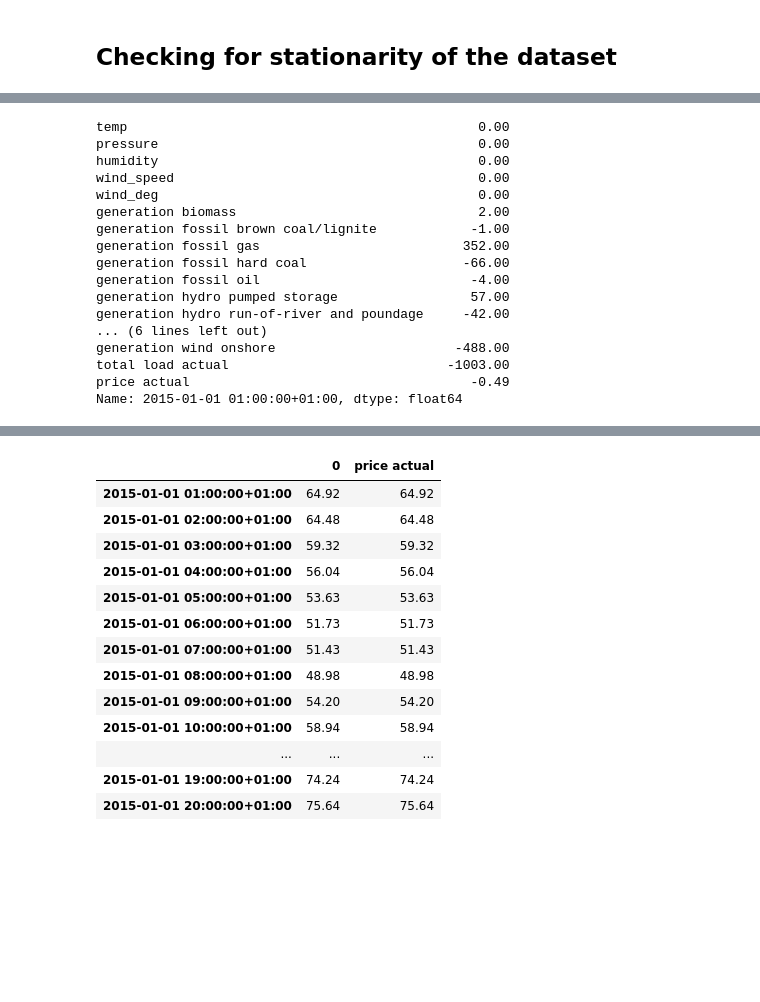
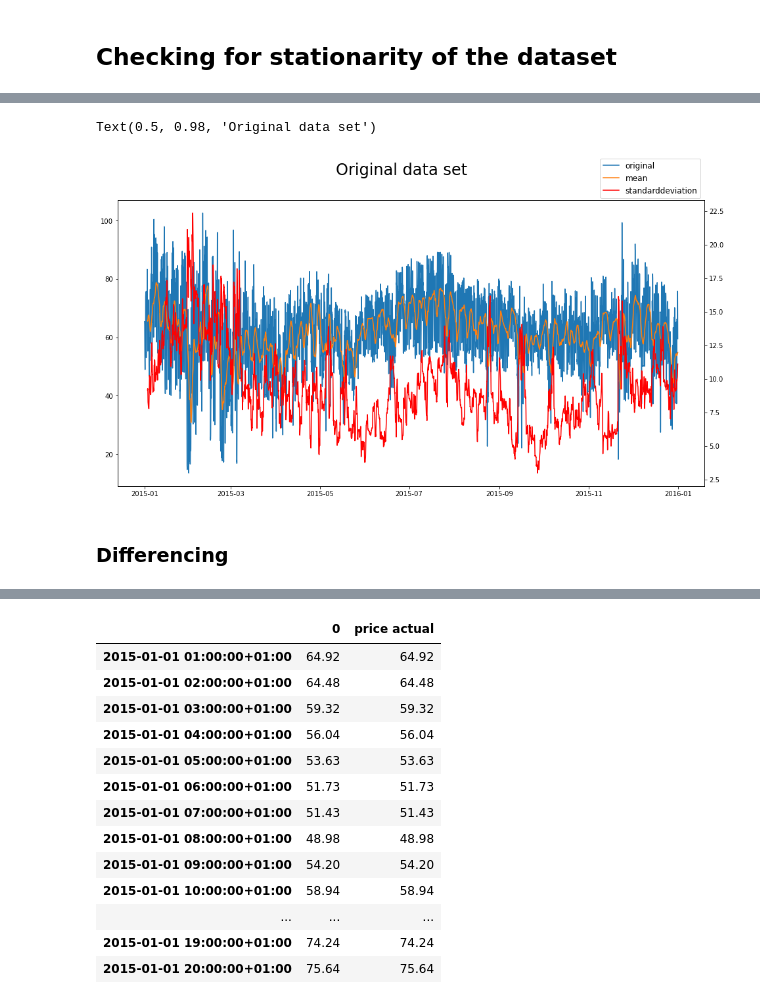
Before and after one commit to Kealtor/Data-Driven-Engineering, a Jupyter notebook: DDE_MachineLearning_Project/01_dde_pp.ipynb, the cells around one changed output, grey strips where cells are left out. Saved outputs shown, nothing was run; the diff lists cells and outputs as text; code cells hidden in the pictures; blank space fills up the shorter version.

Commit message:
Tried new models. Added Savgol filter and diff

```diff
--- a/DDE_MachineLearning_Project/01_dde_pp.ipynb
+++ b/DDE_MachineLearning_Project/01_dde_pp.ipynb
@@ -451,23 +464,22 @@ combined_df = remove_columns(combined_df, ["city_name"])
+# %%
+start = '2015-01-01'
+end = '2015-12-31'
+feature = 'price actual'
+window = 48
+mean = combined_df[start:end][feature].rolling(window).mean()
+std = combined_df[start:end][feature].rolling(window).std()
+fig, ax = plt.subplots(figsize=(16,8))
+ax.plot(combined_df[start:end][feature],label = 'original')
+ax.plot(mean,label = 'mean')
+ax2 = ax.twinx()
+ax2.plot(std,label = 'standarddeviation',color='r')
+fig.legend(bbox_to_anchor=(0.9,1),fontsize = 12)
+fig.suptitle('Original data set',fontsize = 24)
+# %% [output]
+Text(0.5, 0.98, 'Original data set')
+[figure, added]
+# %% [markdown]
+### Differencing
 # %%
 diff_df = combined_df.copy(deep=True)
 diff_df = diff_df.diff().dropna()
-# %%
-diff_df.iloc[0]
-# %% [output]
-temp                                             0.00
-pressure                                         0.00
-humidity                                         0.00
-wind_speed                                       0.00
-wind_deg                                         0.00
-generation biomass                               2.00
-generation fossil brown coal/lignite            -1.00
-generation fossil gas                          352.00
-generation fossil hard coal                    -66.00
-generation fossil oil                           -4.00
-generation hydro pumped storage                 57.00
-generation hydro run-of-river and poundage     -42.00
-... (6 lines left out)
-generation wind onshore                       -488.00
-total load actual                            -1003.00
-price actual                                    -0.49
-Name: 2015-01-01 01:00:00+01:00, dtype: float64
```
Also changed, not shown: parts of 25 cells of this notebook, 22 other files.
